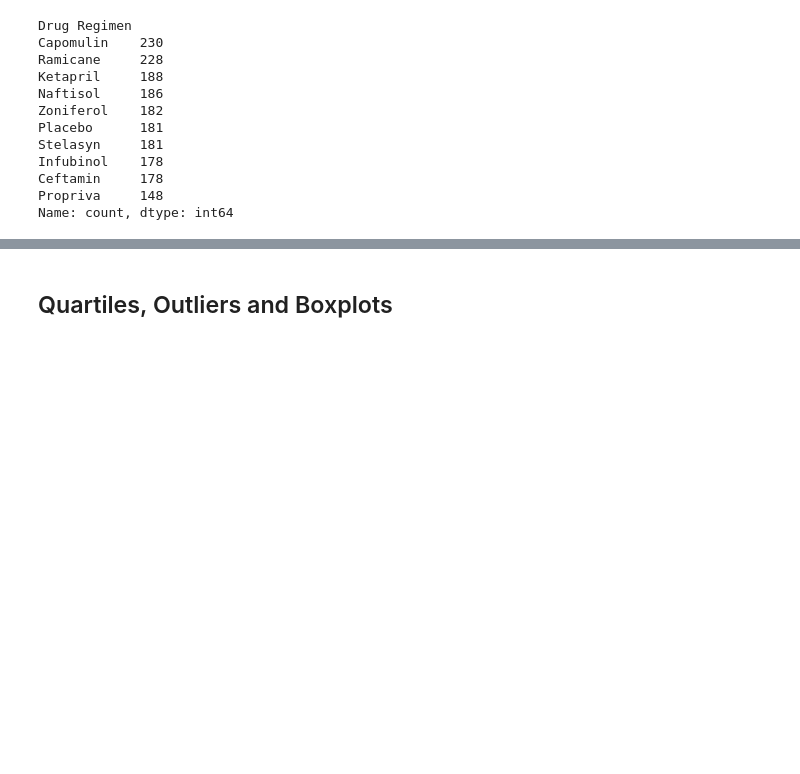
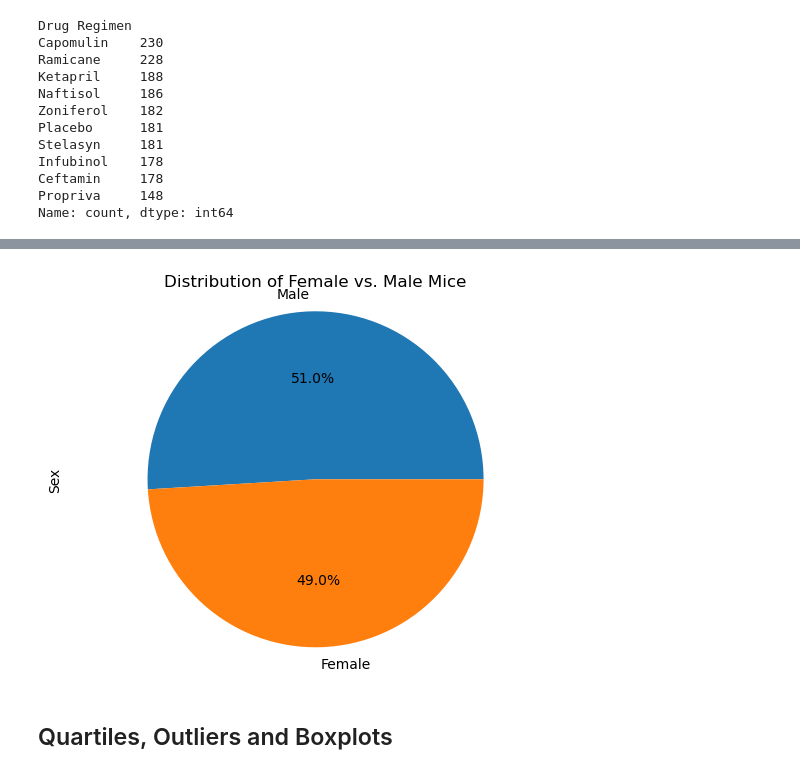
Before and after one commit to OluDadaG/matplotlibChallenge, a Jupyter notebook: pymaceuticals_starter.ipynb, the cells around one changed output, grey strips where cells are left out. Saved outputs shown, nothing was run; the diff lists cells and outputs as text; code cells hidden in the pictures; blank space fills up the shorter version.

```diff
--- a/pymaceuticals_starter.ipynb
+++ b/pymaceuticals_starter.ipynb
@@ -170,3 +196,16 @@ Name: count, dtype: int64
+# %%
+
+#First define the data for the pie chart
+sizes = [958, 922]
+labels = ['Male', 'Female']
+# Generate a pie plot showing the distribution of female versus male mice using pyplot
+plt.pie(sizes, labels=labels, autopct='%1.1f%%')
+plt.ylabel('Sex')
+plt.title('Distribution of Female vs. Male Mice')
+plt.axis('equal')
+plt.show()
+# %% [output]
+[figure, added]
 # %% [markdown]
 ## Quartiles, Outliers and Boxplots
 # %%
```
Also changed, not shown: parts of 16 cells of this notebook.
